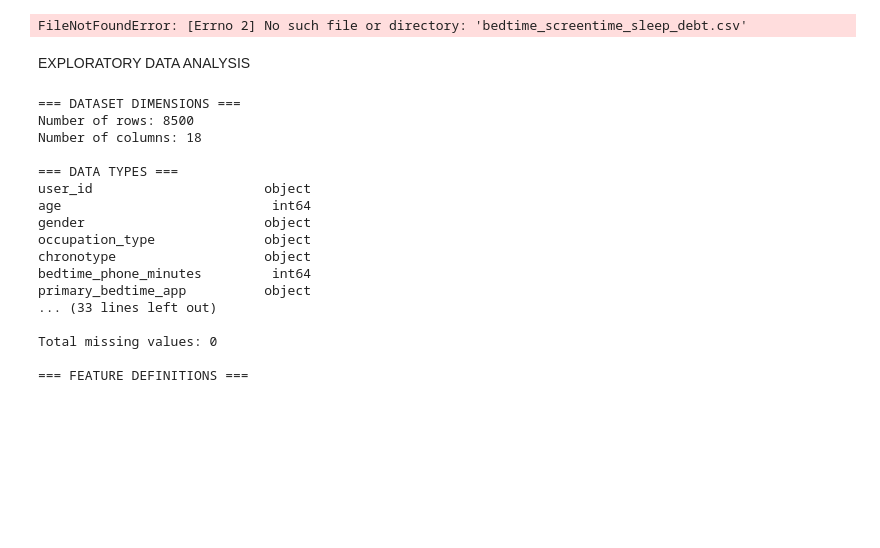
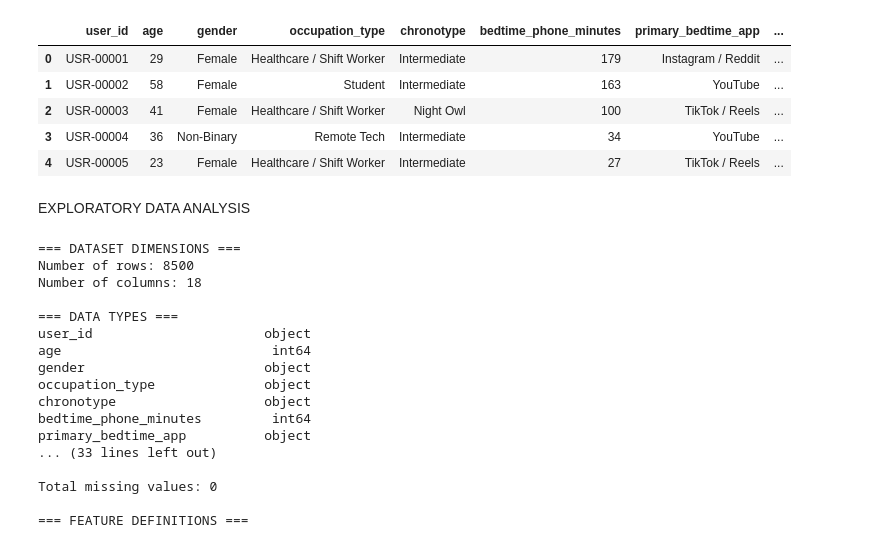
Before and after one commit to Paul0205333/Sleep-Debt-Predictor, a Jupyter notebook: notebooks/EDA.ipynb, the cells around one changed output. Saved outputs shown, nothing was run; the diff lists cells and outputs as text; code cells hidden in the pictures; blank space fills up the shorter version.

```diff
--- a/notebooks/EDA.ipynb
+++ b/notebooks/EDA.ipynb
@@ -1,19 +1,24 @@
 # %%
 import pandas as pd
 import numpy as np
 import matplotlib.pyplot as plt
 import seaborn as sns
 import numpy as np
 
 from scipy.stats import chi2_contingency, f_oneway
 
 # Load the dataset
-df = pd.read_csv("bedtime_screentime_sleep_debt.csv")
+df = pd.read_csv("../data/bedtime_screentime_sleep_debt.csv")
 
 # Display first 5 rows
 display(df.head())
 # %% [output]
-FileNotFoundError: [Errno 2] No such file or directory: 'bedtime_screentime_sleep_debt.csv'
+|  | user_id | age | gender | occupation_type | chronotype | bedtime_phone_minutes | primary_bedtime_app | ... |
+| 0 | USR-00001 | 29 | Female | Healthcare / Shift Worker | Intermediate | 179 | Instagram / Reddit | ... |
+| 1 | USR-00002 | 58 | Female | Student | Intermediate | 163 | YouTube | ... |
+| 2 | USR-00003 | 41 | Female | Healthcare / Shift Worker | Night Owl | 100 | TikTok / Reels | ... |
+| 3 | USR-00004 | 36 | Non-Binary | Remote Tech | Intermediate | 34 | YouTube | ... |
+| 4 | USR-00005 | 23 | Female | Healthcare / Shift Worker | Intermediate | 27 | TikTok / Reels | ... |
 # %% [markdown]
 EXPLORATORY DATA ANALYSIS
 # %%
```
